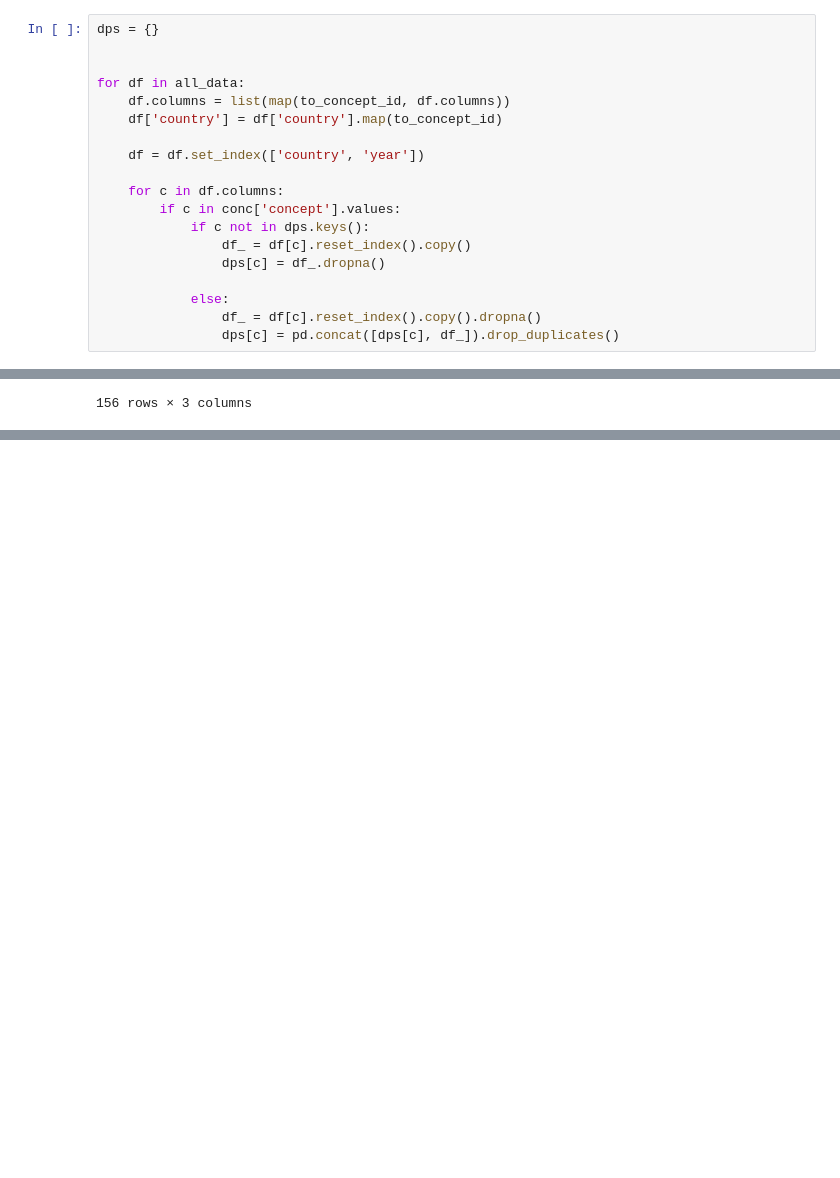
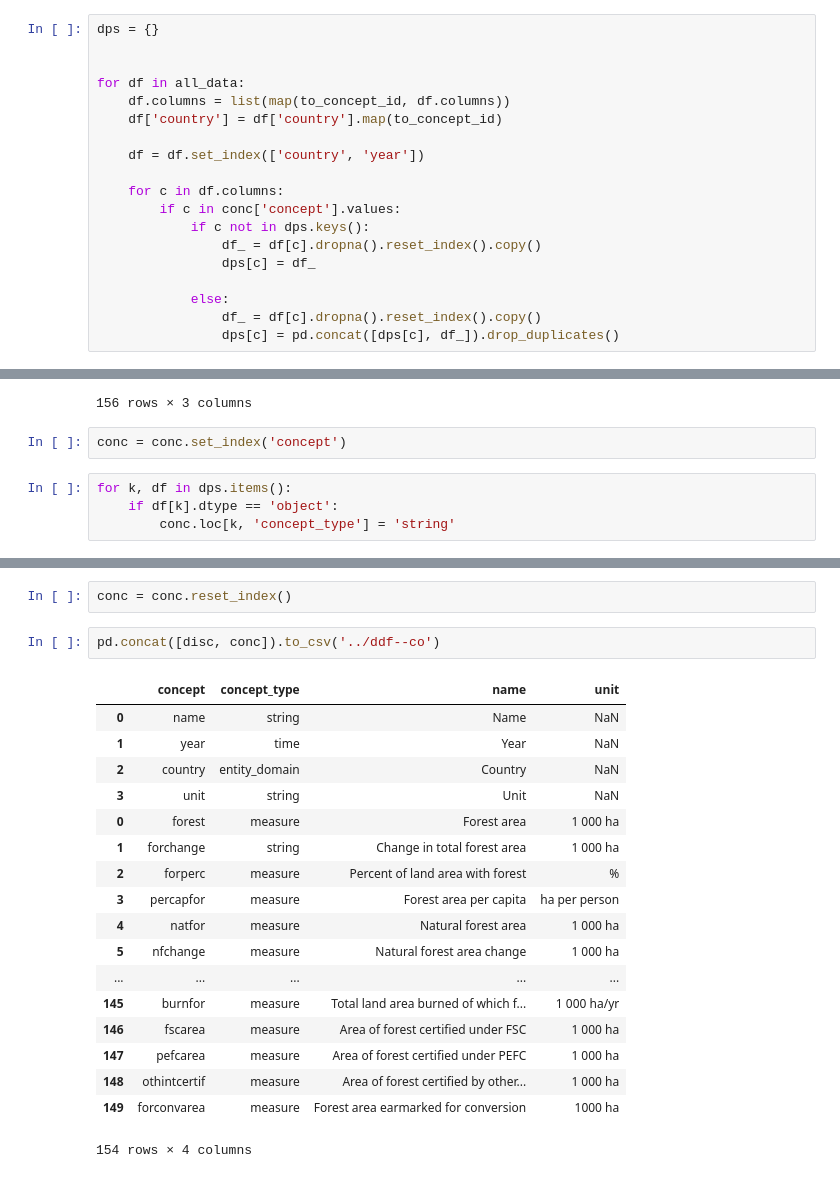
Before and after one commit to open-numbers/ddf--unfao--fra, a Jupyter notebook: etl/forestry.ipynb, the cells around one changed output, grey strips where cells are left out. Drawn from its saved outputs; the diff is of its cells as text; blank space fills up the shorter version.

Commit message:
remove some na values and correct concept_type
this commit close #1

```diff
--- a/etl/forestry.ipynb
+++ b/etl/forestry.ipynb
@@ -190,11 +200,11 @@ for df in all_data:
     for c in df.columns:
         if c in conc['concept'].values:
             if c not in dps.keys():
-                df_ = df[c].reset_index().copy()
-                dps[c] = df_.dropna()
+                df_ = df[c].dropna().reset_index().copy()
+                dps[c] = df_
 
             else:
-                df_ = df[c].reset_index().copy().dropna()
+                df_ = df[c].dropna().reset_index().copy()
                 dps[c] = pd.concat([dps[c], df_]).drop_duplicates()
 # %%
 len(all_c)
@@ -261,3 +269,9 @@ create_index_file('../')
 | 0 | country,year | wooremov | ddf--datapoints--wooremov--by--co... |
 | 0 | country | name | ddf--entities--country.csv |
 156 rows × 3 columns
+# %%
+conc = conc.set_index('concept')
+# %%
+for k, df in dps.items():
+    if df[k].dtype == 'object':
+        conc.loc[k, 'concept_type'] = 'string'
@@ -263,0 +300,23 @@ create_index_file('../')
+# %%
+conc = conc.reset_index()
+# %%
+pd.concat([disc, conc]).to_csv('../ddf--co')
+# %% [output]
+|  | concept | concept_type | name | unit |
+| 0 | name | string | Name | NaN |
+| 1 | year | time | Year | NaN |
+| 2 | country | entity_domain | Country | NaN |
+| 3 | unit | string | Unit | NaN |
+| 0 | forest | measure | Forest area | 1 000 ha |
+| 1 | forchange | string | Change in total forest area | 1 000 ha |
+| 2 | forperc | measure | Percent of land area with forest | % |
+| 3 | percapfor | measure | Forest area per capita | ha per person |
+| 4 | natfor | measure | Natural forest area | 1 000 ha |
+| 5 | nfchange | measure | Natural forest area change | 1 000 ha |
+| ... | ... | ... | ... | ... |
+| 145 | burnfor | measure | Total land area burned of which f... | 1 000 ha/yr |
+| 146 | fscarea | measure | Area of forest certified under FSC | 1 000 ha |
+| 147 | pefcarea | measure | Area of forest certified under PEFC | 1 000 ha |
+| 148 | othintcertif | measure | Area of forest certified by other... | 1 000 ha |
+| 149 | forconvarea | measure | Forest area earmarked for conversion | 1000 ha |
+154 rows × 4 columns
```
Also changed, not shown: parts of 3 cells of this notebook, 12 other files.
